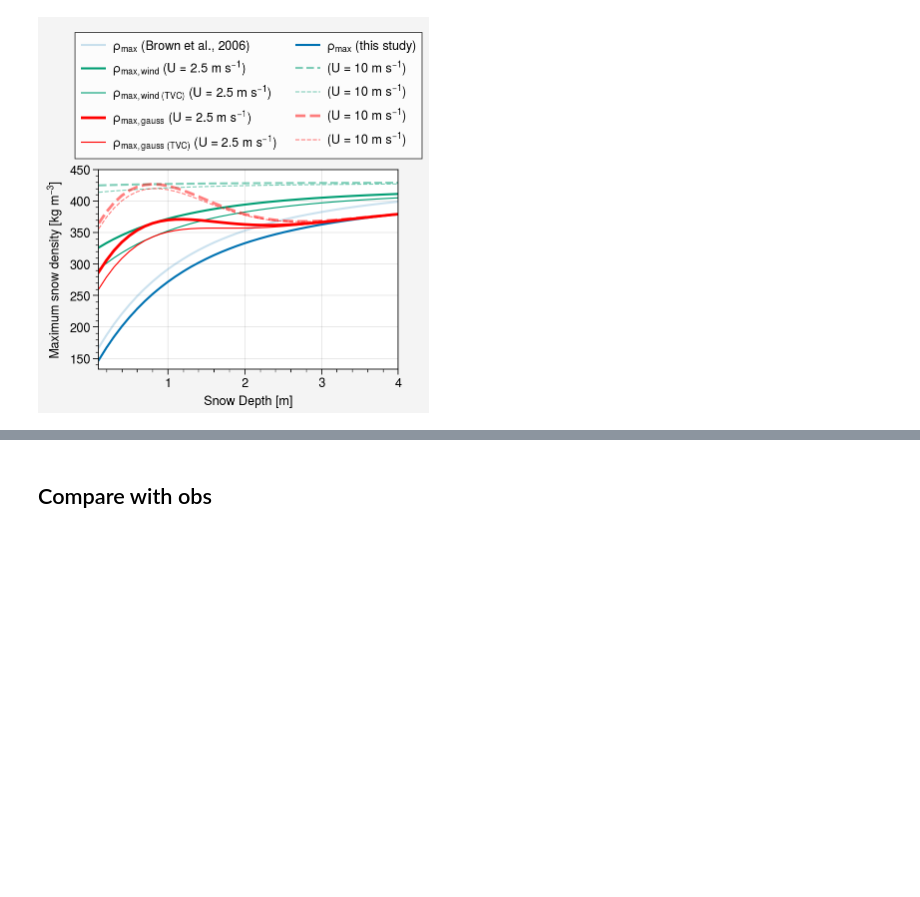
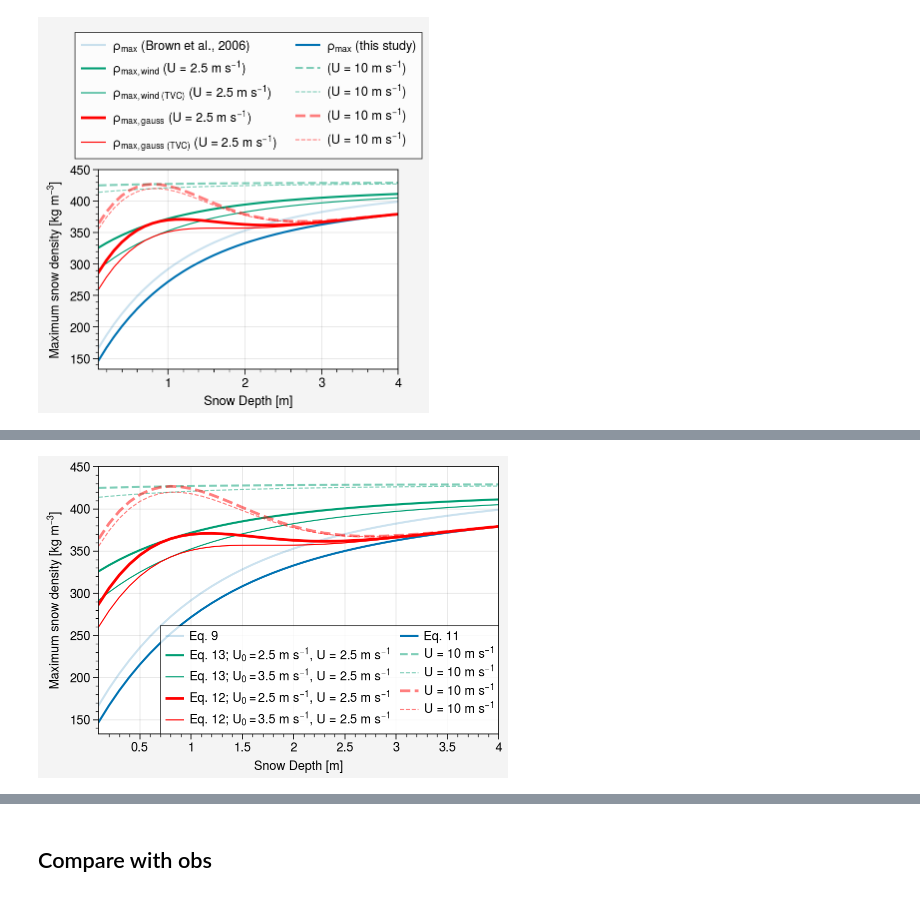
Before and after one commit to mickaellalande/SnowC2-CLASSIC-1D-analysis, a Jupyter notebook: CLASSIC-1D/rho_max_v2.ipynb, the cells around one changed output, grey strips where cells are left out. Saved outputs shown, nothing was run; the diff lists cells and outputs as text; code cells hidden in the pictures; blank space fills up the shorter version.

```diff
--- a/CLASSIC-1D/rho_max_v2.ipynb
+++ b/CLASSIC-1D/rho_max_v2.ipynb
@@ -445,4 +446,57 @@ ax.legend(ncols=2)
 [figure]
+# %%
+# fig, axs = pplt.subplots(refwidth=4, refaspect=1.5)
+fig, axs = pplt.subplots(refwidth=4, refaspect=1.5)
+
+ax = axs[0]
+
+sd = pplt.arange(0.1, 4, 0.1)
+
+lw_TVC = 0.8
+
+ax.plot(sd, BR06_dry(sd), label='Eq. 9', alpha=0.2)
+
+ax.plot(sd, rho_m(sd), label='Eq. 11', c='C0')
+ax.plot(sd, rho_max_wind(sd, 2.5), label='Eq. 13; $U_0 = 2.5$ m s$^{-1}$, U = 2.5 m s$^{-1}$', c='C2')
+# ax.plot(sd, rho_max_wind(sd, 5), label='$\\rho_{max,wind}$ (U = 5 m s$^{-1}$)', c='C2', ls='--', alpha=0.5)
+ax.plot(sd, rho_max_wind(sd, 10), label='U = 10 m s$^{-1}$', c='C2', ls='--', alpha=0.5)
+
+ax.plot(sd, rho_max_wind_TVC(sd, 2.5), label='Eq. 13; $U_0 = 3.5$ m s$^{-1}$, U = 2.5 m s$^{-1}$', c='C2', lw=lw_TVC)
+# ax.plot(sd, rho_max_wind_TVC(sd, 5), label='$\\rho_{max,wind~(TVC)}$ (U = 5 m s$^{-1}$)', c='C2', ls='--', alpha=0.5, lw=lw_TVC)
+ax.plot(sd, rho_max_wind_TVC(sd, 10), label='U = 10 m s$^{-1}$', c='C2', ls='--', alpha=0.5, lw=lw_TVC)
+
+ax.plot(sd, rho_max_gauss(sd, 2.5), label='Eq. 12; $U_0 = 2.5$ m s$^{-1}$, U = 2.5 m s$^{-1}$', c='red', lw=2)
+# ax.plot(sd, rho_max_gauss(sd, 5), label='$\\rho_{max,gauss}$ (U = 5 m s$^{-1}$)', c='red', ls='--', alpha=0.5, lw=2)
+ax.plot(sd, rho_max_gauss(sd, 10), label='U = 10 m s$^{-1}$', c='red', ls='--', alpha=0.5, lw=2)
+
+ax.plot(sd, rho_max_gauss_TVC(sd, 2.5), label='Eq. 12; $U_0 = 3.5$ m s$^{-1}$, U = 2.5 m s$^{-1}$', c='red', lw=lw_TVC)
+# ax.plot(sd, rho_max_gauss_TVC(sd, 5), label='$\\rho_{max,gauss~(TVC)}$ (U = 5 m s$^{-1}$)', c='red', ls='--', alpha=0.5, lw=lw_TVC)
+ax.plot(sd, rho_max_gauss_TVC(sd, 10), label='U = 10 m s$^{-1}$', c='red', ls='--', alpha=0.5, lw=lw_TVC)
+
+# ax.axvline(0.5, color='black', linestyle='--', lw=1)
+
+
+ax.format(
+    xlabel='Snow Depth [m]',
+    ylabel='Maximum snow density [kg m$^{-3}$]',
+    ymax=450,
+)
+
+# ax.legend(ncols=2, loc='t')
+ax.legend(
+    ncols=2,
+    fontsize=7,
+    handlelength=1.5,    # longueur des traits
+    handletextpad=0.4,   # espace trait–texte
+    columnspacing=0.8,   # espace entre colonnes
+    labelspacing=0.3,    # espace vertical
+    borderpad=0.4,
+)
+# fig.save('img/rho_max_vs_sd_gauss_final_v3.jpg')
+# fig.save('img/rho_max_vs_sd_gauss_final_v3.png')
+# fig.save('img/rho_max_vs_sd_gauss_final_v3.pdf')
+# %% [output]
+[figure, added]
 # %%
 # fig, axs = pplt.subplots(refwidth=4, refaspect=1.5)
 fig, axs = pplt.subplots(refwidth=4, refaspect=1.5)
```
Also changed, not shown: parts of 3 cells of this notebook, 24 other files.
